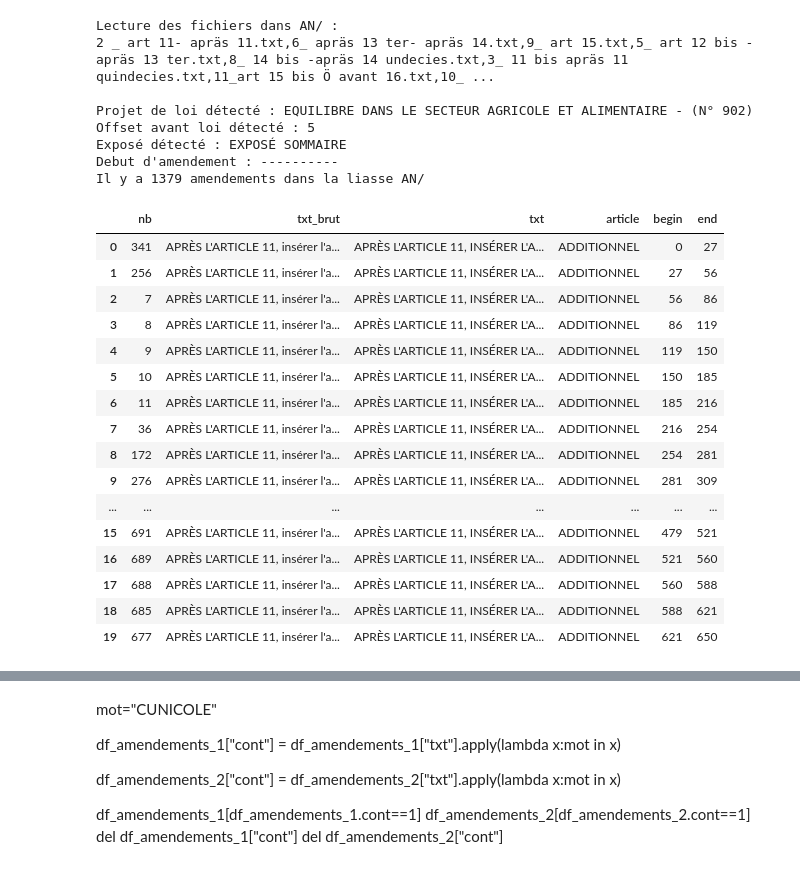
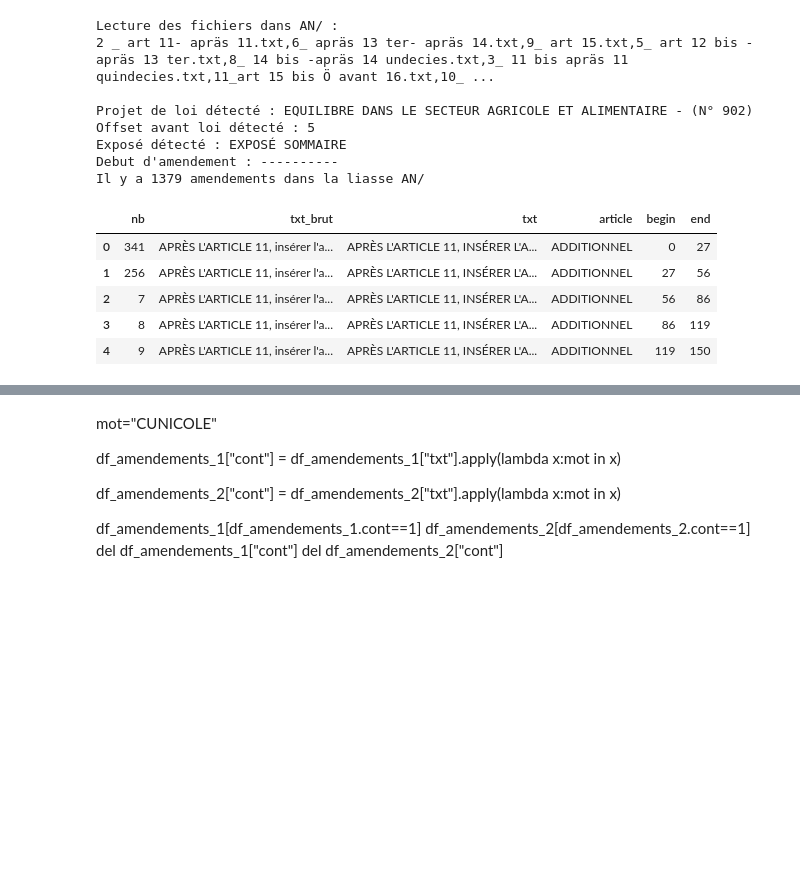
Before and after one commit to ericlajoie/parsing_amendements, a Jupyter notebook: amendements.ipynb, the cells around one changed output, grey strips where cells are left out. Saved outputs shown, nothing was run; the diff lists cells and outputs as text; code cells hidden in the pictures; blank space fills up the shorter version.

```diff
--- a/amendements.ipynb
+++ b/amendements.ipynb
@@ -206,30 +206,19 @@ class Liasse:
             print("Il y a {} amendements dans la liasse {}".format(len(self.df_amendements), self.folder))
 # %%
 liasse_AN = Liasse("AN/")
-liasse_AN.df_amendements.head(20)
+liasse_AN.df_amendements.head()
 # %% [output]
 Lecture des fichiers dans AN/ :
 2 _ art 11- apräs 11.txt,6_ apräs 13 ter- apräs 14.txt,9_ art 15.txt,5_ art 12 bis -apräs 13 ter.txt,8_ 14 bis -apräs 14 undecies.txt,3_ 11 bis apräs 11 quindecies.txt,11_art 15 bis Ö avant 16.txt,10_ ...
 
 Projet de loi détecté : EQUILIBRE DANS LE SECTEUR AGRICOLE ET ALIMENTAIRE - (N° 902)
 Offset avant loi détecté : 5
 Exposé détecté : EXPOSÉ SOMMAIRE
 Debut d'amendement : ----------
 Il y a 1379 amendements dans la liasse AN/
 |  | nb | txt_brut | txt | article | begin | end |
 | 0 | 341 | APRÈS L'ARTICLE 11, insérer l'a... | APRÈS L'ARTICLE 11, INSÉRER L'A... | ADDITIONNEL | 0 | 27 |
 | 1 | 256 | APRÈS L'ARTICLE 11, insérer l'a... | APRÈS L'ARTICLE 11, INSÉRER L'A... | ADDITIONNEL | 27 | 56 |
 | 2 | 7 | APRÈS L'ARTICLE 11, insérer l'a... | APRÈS L'ARTICLE 11, INSÉRER L'A... | ADDITIONNEL | 56 | 86 |
 | 3 | 8 | APRÈS L'ARTICLE 11, insérer l'a... | APRÈS L'ARTICLE 11, INSÉRER L'A... | ADDITIONNEL | 86 | 119 |
 | 4 | 9 | APRÈS L'ARTICLE 11, insérer l'a... | APRÈS L'ARTICLE 11, INSÉRER L'A... | ADDITIONNEL | 119 | 150 |
-| 5 | 10 | APRÈS L'ARTICLE 11, insérer l'a... | APRÈS L'ARTICLE 11, INSÉRER L'A... | ADDITIONNEL | 150 | 185 |
-| 6 | 11 | APRÈS L'ARTICLE 11, insérer l'a... | APRÈS L'ARTICLE 11, INSÉRER L'A... | ADDITIONNEL | 185 | 216 |
-| 7 | 36 | APRÈS L'ARTICLE 11, insérer l'a... | APRÈS L'ARTICLE 11, INSÉRER L'A... | ADDITIONNEL | 216 | 254 |
-| 8 | 172 | APRÈS L'ARTICLE 11, insérer l'a... | APRÈS L'ARTICLE 11, INSÉRER L'A... | ADDITIONNEL | 254 | 281 |
-| 9 | 276 | APRÈS L'ARTICLE 11, insérer l'a... | APRÈS L'ARTICLE 11, INSÉRER L'A... | ADDITIONNEL | 281 | 309 |
-| ... | ... | ... | ... | ... | ... | ... |
-| 15 | 691 | APRÈS L'ARTICLE 11, insérer l'a... | APRÈS L'ARTICLE 11, INSÉRER L'A... | ADDITIONNEL | 479 | 521 |
-| 16 | 689 | APRÈS L'ARTICLE 11, insérer l'a... | APRÈS L'ARTICLE 11, INSÉRER L'A... | ADDITIONNEL | 521 | 560 |
-| 17 | 688 | APRÈS L'ARTICLE 11, insérer l'a... | APRÈS L'ARTICLE 11, INSÉRER L'A... | ADDITIONNEL | 560 | 588 |
-| 18 | 685 | APRÈS L'ARTICLE 11, insérer l'a... | APRÈS L'ARTICLE 11, INSÉRER L'A... | ADDITIONNEL | 588 | 621 |
-| 19 | 677 | APRÈS L'ARTICLE 11, insérer l'a... | APRÈS L'ARTICLE 11, INSÉRER L'A... | ADDITIONNEL | 621 | 650 |
```
Also changed, not shown: parts of 5 cells of this notebook, 1 other file.
